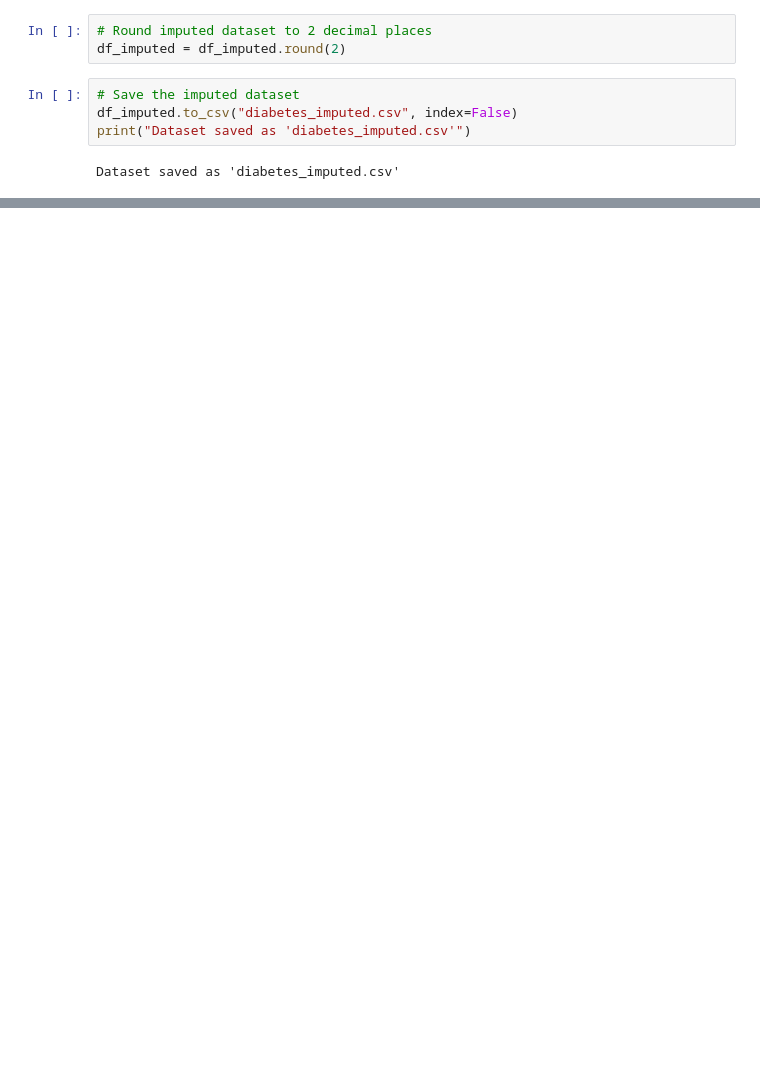
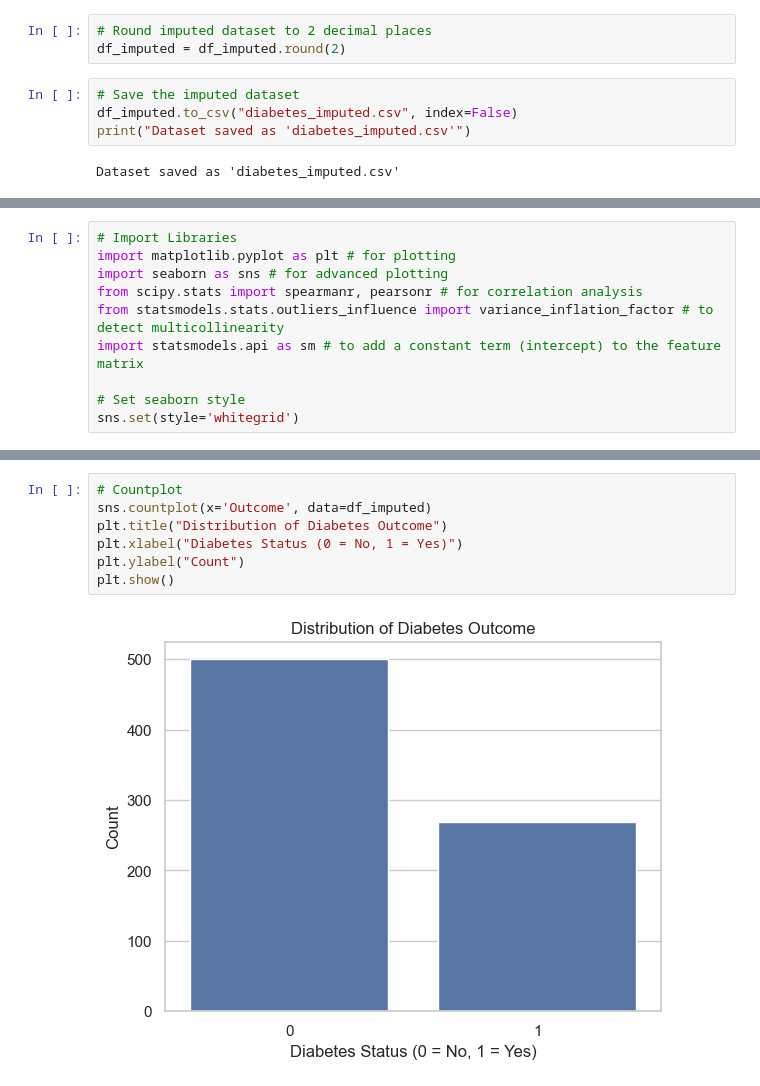
Before and after one commit to Similoluwa224/team_glucose_guard, a Jupyter notebook: capstone_diabetes.ipynb, the cells around one changed output, grey strips where cells are left out. Saved outputs shown, nothing was run; the diff lists cells and outputs as text; blank space fills up the shorter version.

```diff
--- a/capstone_diabetes.ipynb
+++ b/capstone_diabetes.ipynb
@@ -356,0 +477,10 @@ Dataset saved as 'diabetes_imputed.csv'
+# %%
+# Import Libraries
+import matplotlib.pyplot as plt # for plotting
+import seaborn as sns # for advanced plotting
+from scipy.stats import spearmanr, pearsonr # for correlation analysis
+from statsmodels.stats.outliers_influence import variance_inflation_factor # to detect multicollinearity
+import statsmodels.api as sm # to add a constant term (intercept) to the feature matrix
+
+# Set seaborn style
+sns.set(style='whitegrid')
@@ -356,0 +542,9 @@ Dataset saved as 'diabetes_imputed.csv'
+# %%
+# Countplot
+sns.countplot(x='Outcome', data=df_imputed)
+plt.title("Distribution of Diabetes Outcome")
+plt.xlabel("Diabetes Status (0 = No, 1 = Yes)")
+plt.ylabel("Count")
+plt.show()
+# %% [output]
+[figure, added]
```
Also changed, not shown: parts of 95 cells of this notebook, 1 other file.
